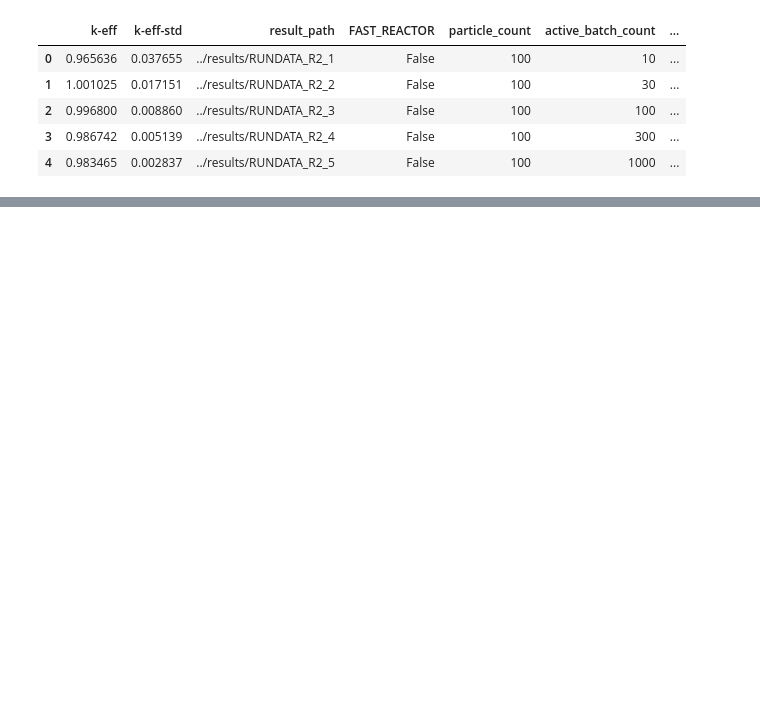
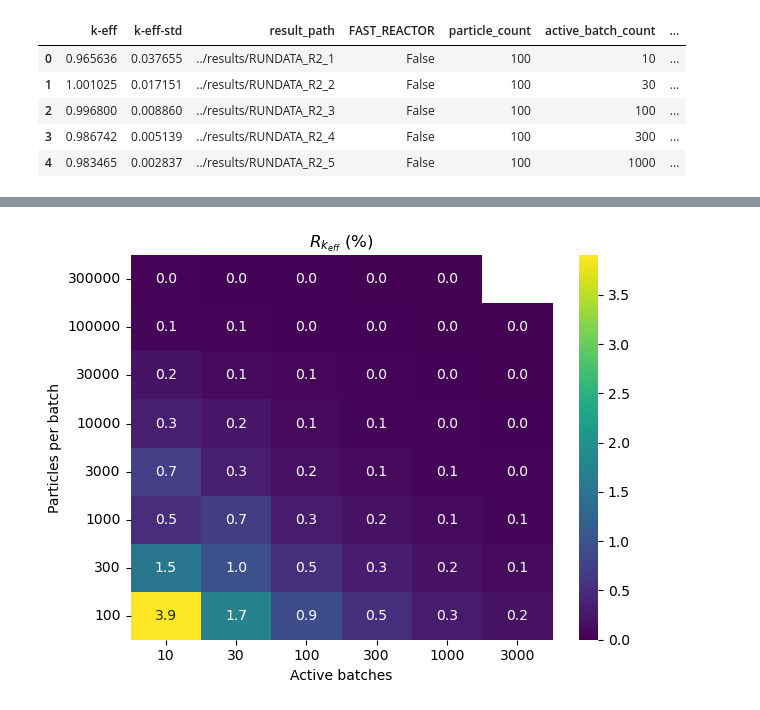
Before and after one commit to Kladdy/master-project, a Jupyter notebook: analysis/runs/R2/plotting/plot.ipynb, the cells around one changed output, grey strips where cells are left out. Saved outputs shown, nothing was run; the diff lists cells and outputs as text; code cells hidden in the pictures; blank space fills up the shorter version.

Commit message:
Add relative error plot

```diff
--- a/analysis/runs/R2/plotting/plot.ipynb
+++ b/analysis/runs/R2/plotting/plot.ipynb
@@ -59,6 +59,9 @@ df.head()
 pivoted_df_k_eff = df.pivot(index='particle_count', columns='active_batch_count', values='k-eff')
 pivoted_df_k_eff_std = df.pivot(index='particle_count', columns='active_batch_count', values='k-eff-std')
 pivoted_df_t_elapsed = df.pivot(index='particle_count', columns='active_batch_count', values='t_elapsed')
+
+df["rel_err_k-eff-std"] = 100 * df["k-eff-std"] / df["k-eff"]
+pivoted_df_rel_err_k_eff_std = df.pivot(index='particle_count', columns='active_batch_count', values='rel_err_k-eff-std')
 # %%
 ax = sns.heatmap(pivoted_df_k_eff, annot=True, fmt=".3f", cmap='viridis')
 ax.invert_yaxis()
@@ -91,0 +95,10 @@ plt.savefig(get_filename("heatmap", "t_elapsed"))
+# %%
+ax = sns.heatmap(pivoted_df_rel_err_k_eff_std, annot=True, fmt=".1f", cmap='viridis', vmin=0)
+ax.invert_yaxis()
+plt.title("$R_{k_{eff}}$ (%)")
+plt.xlabel("Active batches")
+plt.ylabel("Particles per batch")
+plt.tight_layout()
+plt.savefig(get_filename("heatmap", "rel-err-k_eff_std"))
+# %% [output]
+[figure, added]
```
Also changed, not shown: parts of 3 cells of this notebook, 9 other files.
